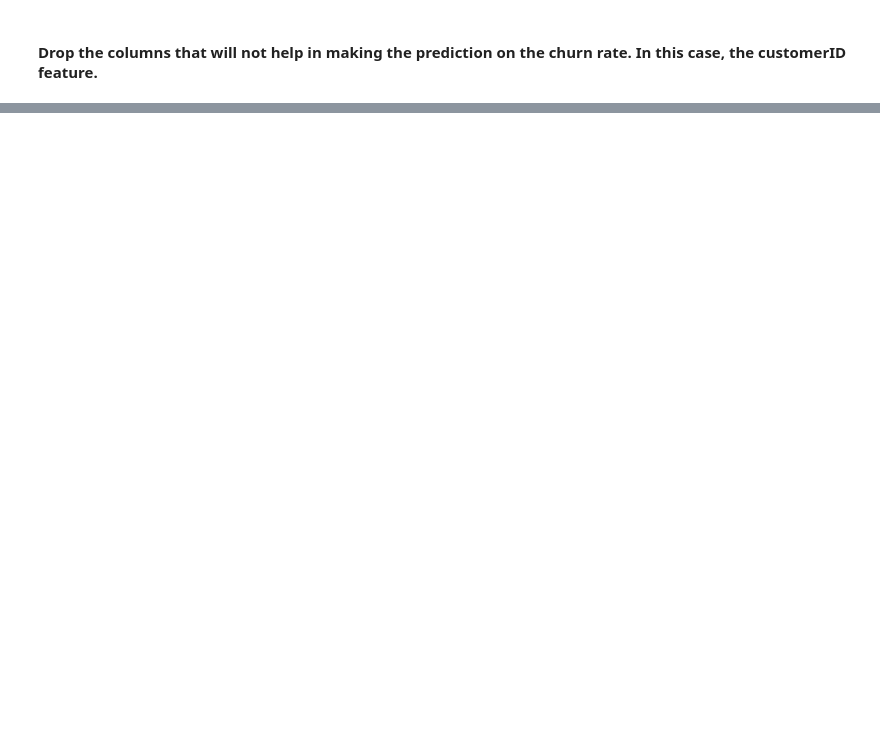
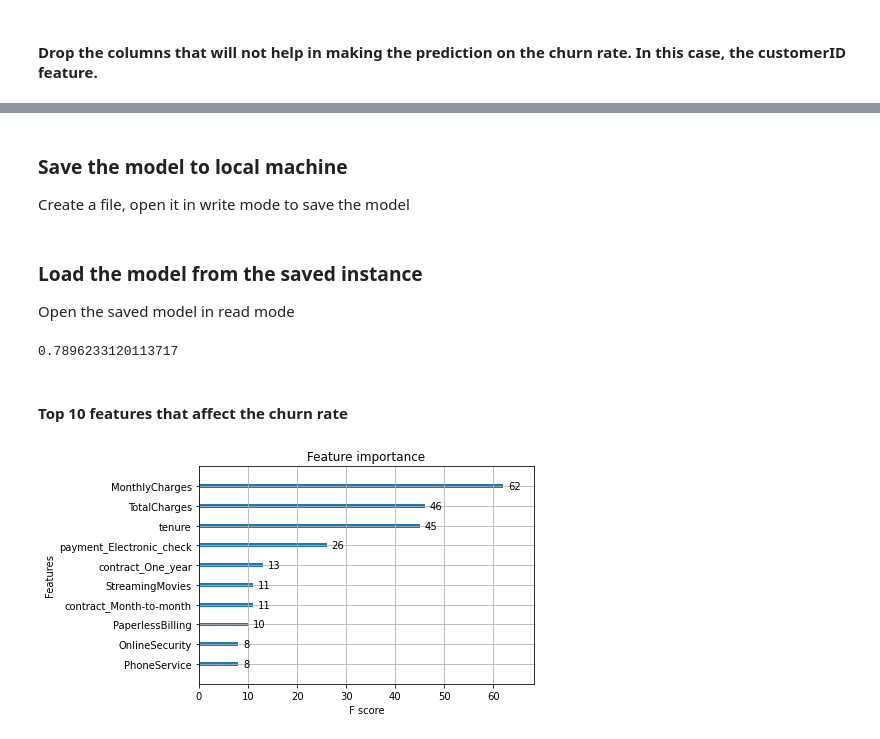
Before and after one commit to EnoshNyarige/Assignment2-customerChurn-, a Jupyter notebook: Churn-Assignment.ipynb, the cells around one changed output, grey strips where cells are left out. Drawn from its saved outputs; the diff is of its cells as text; code cells hidden in the pictures; blank space fills up the shorter version.

```diff
--- a/Churn-Assignment.ipynb
+++ b/Churn-Assignment.ipynb
@@ -345,0 +145,5 @@ NameError: name 'best_xgb' is not defined
+# %%
+df2 = df.drop('customerID', axis = 1, inplace = False)
+df2.columns = df2.columns.str.replace(" ", "_")
+
+# df2.head()
@@ -345,0 +213,4 @@ NameError: name 'best_xgb' is not defined
+# %%
+X = df2.drop('Churn', axis = 1, inplace = False)
+y = df2['Churn']
+X_train, X_test, y_train, y_test = train_test_split(X, y, test_size = 0.2, random_state = seed)
@@ -345,0 +224,7 @@ NameError: name 'best_xgb' is not defined
+# %%
+if xgboost is not None:
+    best_xgb = xgboost.XGBRegressor(random_state=42)
+    best_xgb.fit(X_train, y_train)
+    y_pred = best_xgb.predict(X_test)
+    val_error = mean_squared_error(y_test, y_pred)
+    print("Validation MSE:", val_error)
@@ -345,0 +233,16 @@ NameError: name 'best_xgb' is not defined
+# %%
+best_xgb = XGBClassifier(
+    learning_rate = 0.2,
+    max_depth = 4,
+    n_estimators = 20,
+    n_jobs = 4
+    )
+
+best_xgb.fit(
+    X_train, y_train, eval_metric = xgb_f1,
+    eval_set = [(X_train, y_train), (X_test, y_test)],
+    early_stopping_rounds = 20)
+
+y_pred = best_xgb.predict(X_test)
+val_error = mean_squared_error(y_test, y_pred)
+print("\nValidation MSE:", val_error)
@@ -345,0 +286,4 @@ NameError: name 'best_xgb' is not defined
+# %% [markdown]
+### Save the model to local machine
+
+Create a file, open it in write mode to save the model
@@ -345,0 +297,19 @@ NameError: name 'best_xgb' is not defined
+# %% [markdown]
+### Load the model from the saved instance
+
+Open the saved model in read mode
+# %%
+with open('model_churn', 'rb') as f:
+    mp = pickle.load(f)
+
+
+mp.score(X_test, y_test)
+# %% [output]
+0.7896233120113717
+# %% [markdown]
+#### Top 10 features that affect the churn rate
+# %%
+xgb.plot_importance(best_xgb, max_num_features = 10)
+plt.show();
+# %% [output]
+[figure, added]
```
Also changed, not shown: parts of 60 cells of this notebook, 5 other files.
